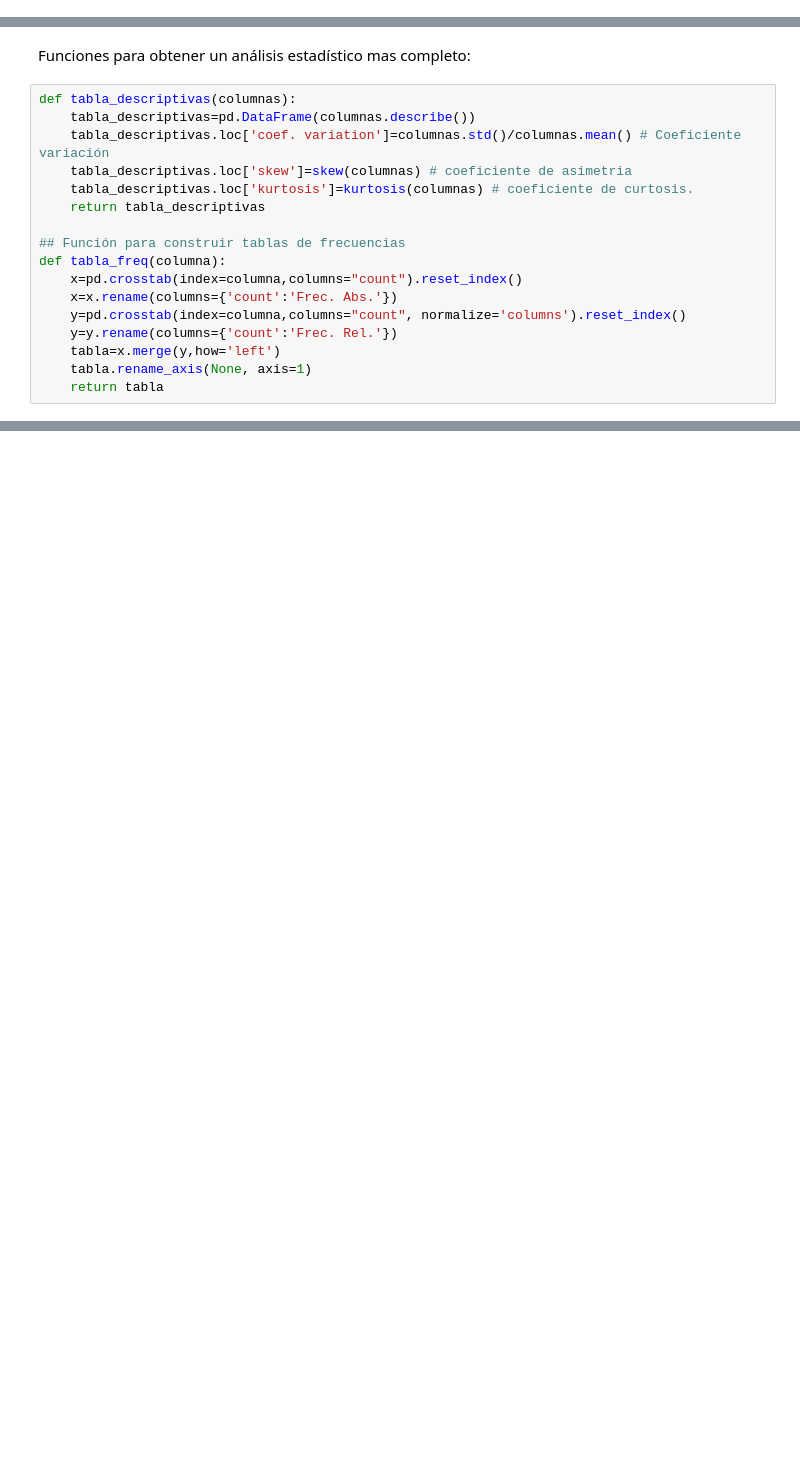
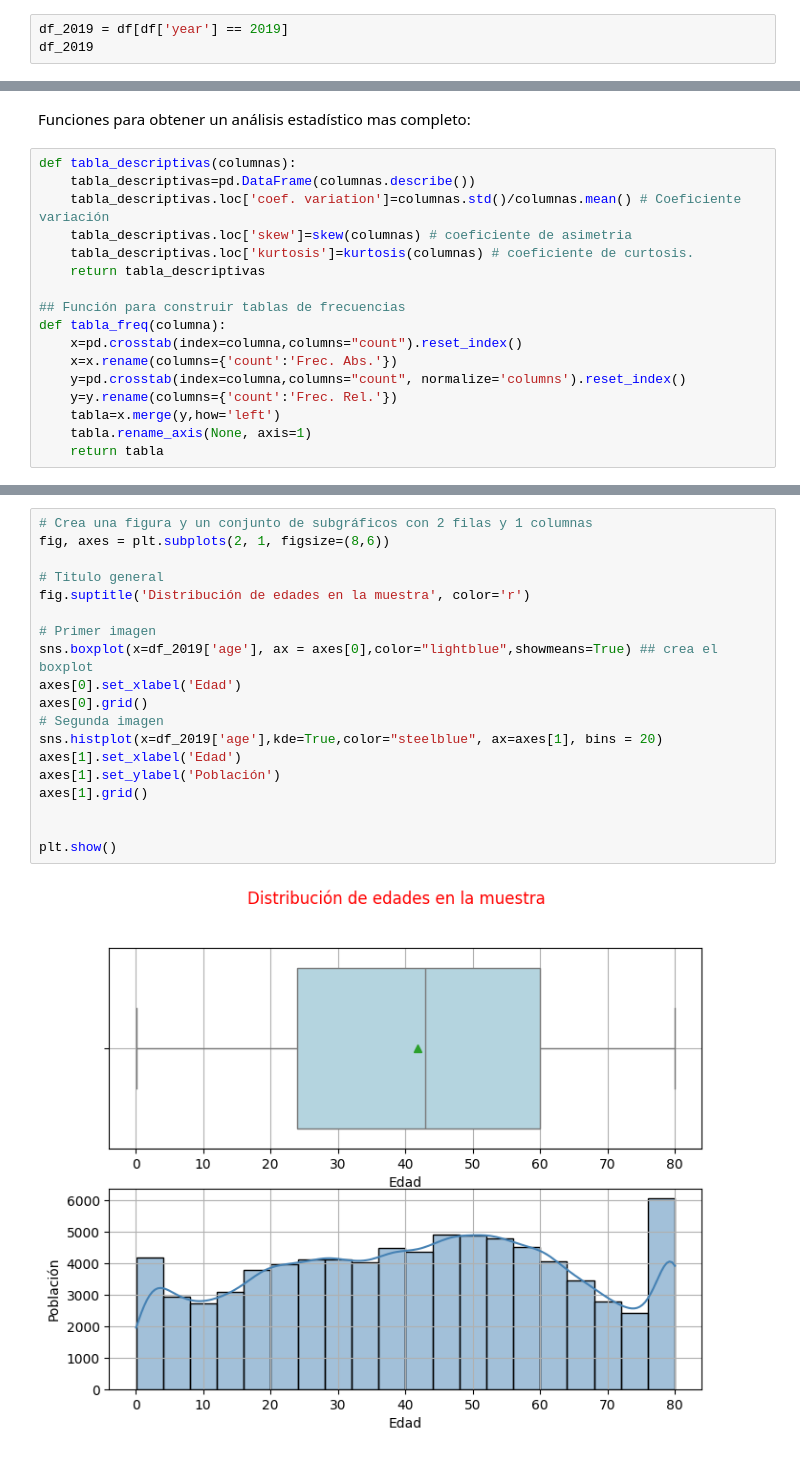
Before and after one commit to JuanMarting/EDA, a Jupyter notebook: analisis_univariado.ipynb, the cells around one changed output, grey strips where cells are left out. Saved outputs shown, nothing was run; the diff lists cells and outputs as text; blank space fills up the shorter version.

```diff
--- a/analisis_univariado.ipynb
+++ b/analisis_univariado.ipynb
@@ -50,0 +84,3 @@ memory usage: 2.0+ GB
+# %%
+df_2019 = df[df['year'] == 2019]
+df_2019
@@ -144,0 +325,21 @@ Realizar un análisis bivariado para examinar cómo se distribuyen los consumos
+# %%
+# Crea una figura y un conjunto de subgráficos con 2 filas y 1 columnas
+fig, axes = plt.subplots(2, 1, figsize=(8,6))
+
+# Titulo general
+fig.suptitle('Distribución de edades en la muestra', color='r')
+
+# Primer imagen
+sns.boxplot(x=df_2019['age'], ax = axes[0],color="lightblue",showmeans=True) ## crea el boxplot
+axes[0].set_xlabel('Edad')
+axes[0].grid()
+# Segunda imagen
+sns.histplot(x=df_2019['age'],kde=True,color="steelblue", ax=axes[1], bins = 20)
+axes[1].set_xlabel('Edad')
+axes[1].set_ylabel('Población')
+axes[1].grid()
+
+
+plt.show()
+# %% [output]
+[figure, added]
```
Also changed, not shown: parts of 43 cells of this notebook, 1 other file.
